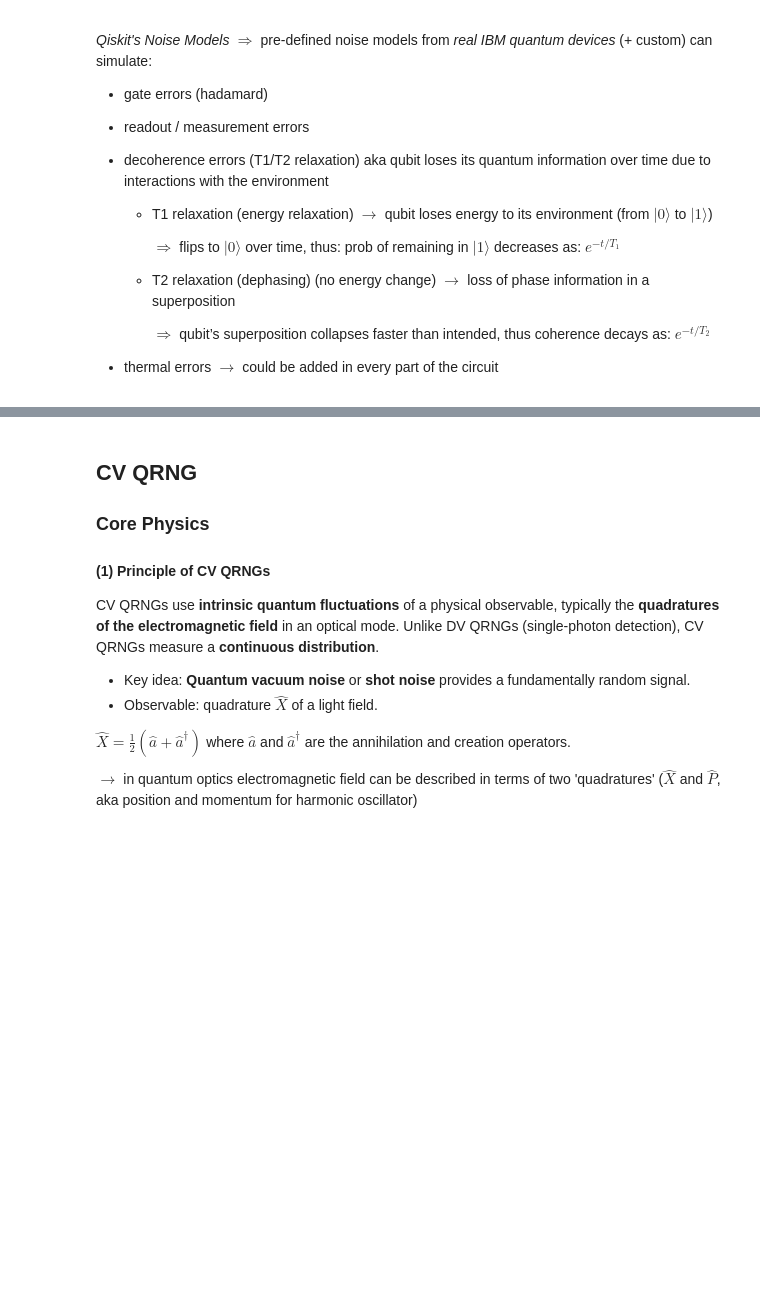
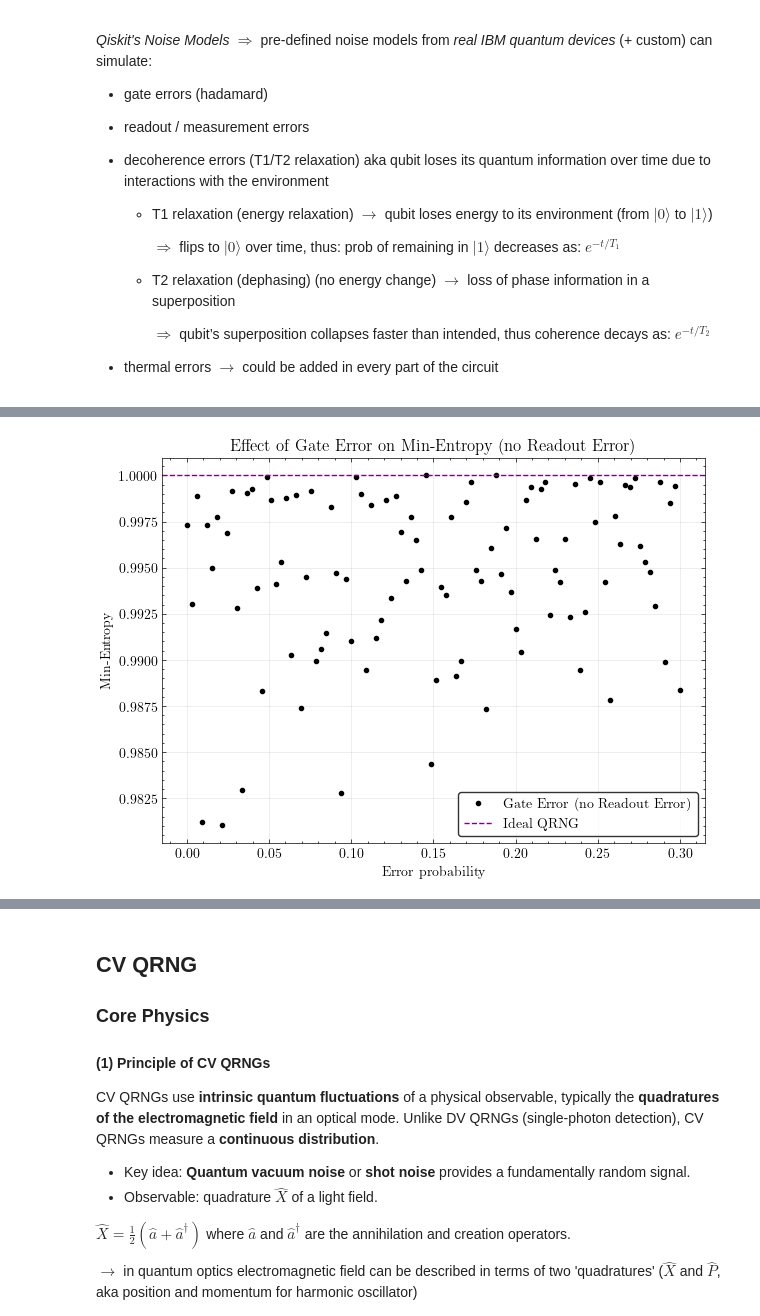
Before and after one commit to MikaelaPpasiou/QRNG, a Jupyter notebook: qrng_sim.ipynb, the cells around one changed output, grey strips where cells are left out. Cells and saved outputs as stored; diff of their text form; code cells hidden in the pictures; blank space fills up the shorter version.

```diff
--- a/qrng_sim.ipynb
+++ b/qrng_sim.ipynb
@@ -287,0 +353,33 @@ Noisy Min Entropy:  0.9013648491469114
+# %%
+gate_probs = np.linspace(0, 0.3, 100)  # from 0% to 30%
+entropies_gate = []
+
+for p in gate_probs:
+    noise_model = NoiseModel()
+    gate_error = depolarizing_error(p, 1)
+    noise_model.add_all_qubit_quantum_error(gate_error, ['h'])
+    readout_error = ReadoutError([[1, 0], [0, 1]])  # measurement error set to zero
+    noise_model.add_all_qubit_readout_error(readout_error)
+
+    backend_noisy = AerSimulator(noise_model=noise_model)
+    result = backend_noisy.run(transpiled_qc, shots=50000, memory=True).result()
+    bits = np.array(result.get_memory(), dtype=np.uint8)
+    entropies_gate.append(min_entropy(bits))
+
+
+plt.figure(figsize=(7,5))
+plt.plot(gate_probs, entropies_gate, 'k.', linewidth=0.5, label='Gate Error (no Readout Error)')
+plt.axhline(1, color='purple', linestyle='--', label='Ideal QRNG')
+plt.xlabel('Error probability')
+plt.ylabel('Min-Entropy')
+plt.title('Effect of Gate Error on Min-Entropy (no Readout Error)')
+plt.legend(frameon=True,
+    fancybox=True,
+    edgecolor='black',
+    facecolor='white',
+    fontsize=10
+    )
+plt.grid(alpha=0.3)
+plt.show()
+# %% [output]
+[figure, added]
```
Also changed, not shown: parts of 13 cells of this notebook, 2 other files.
